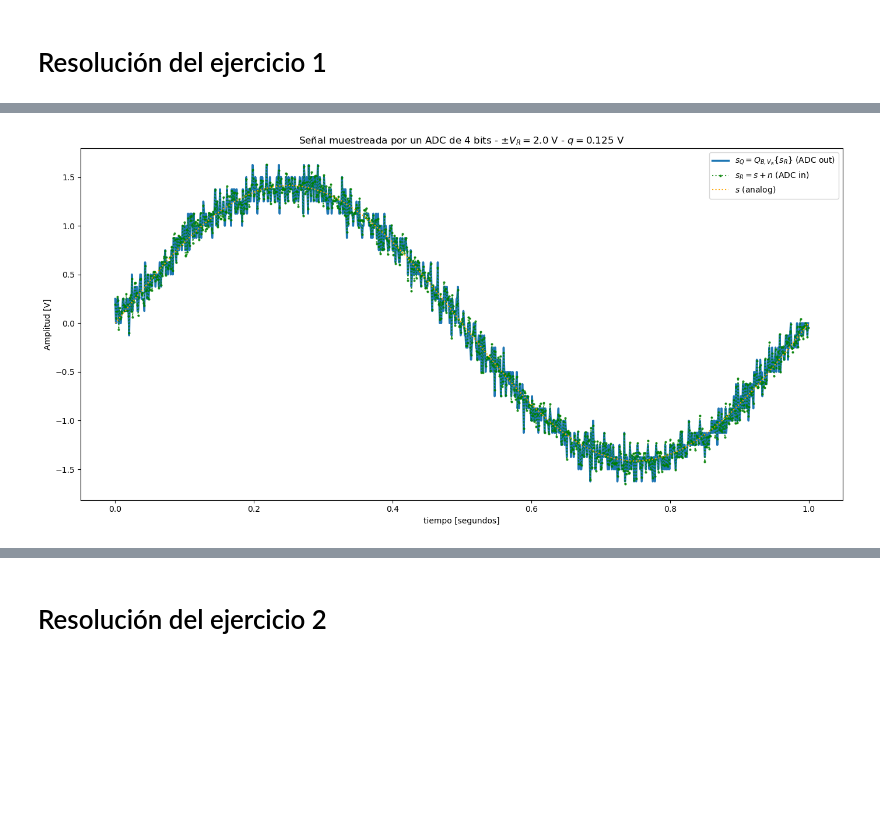
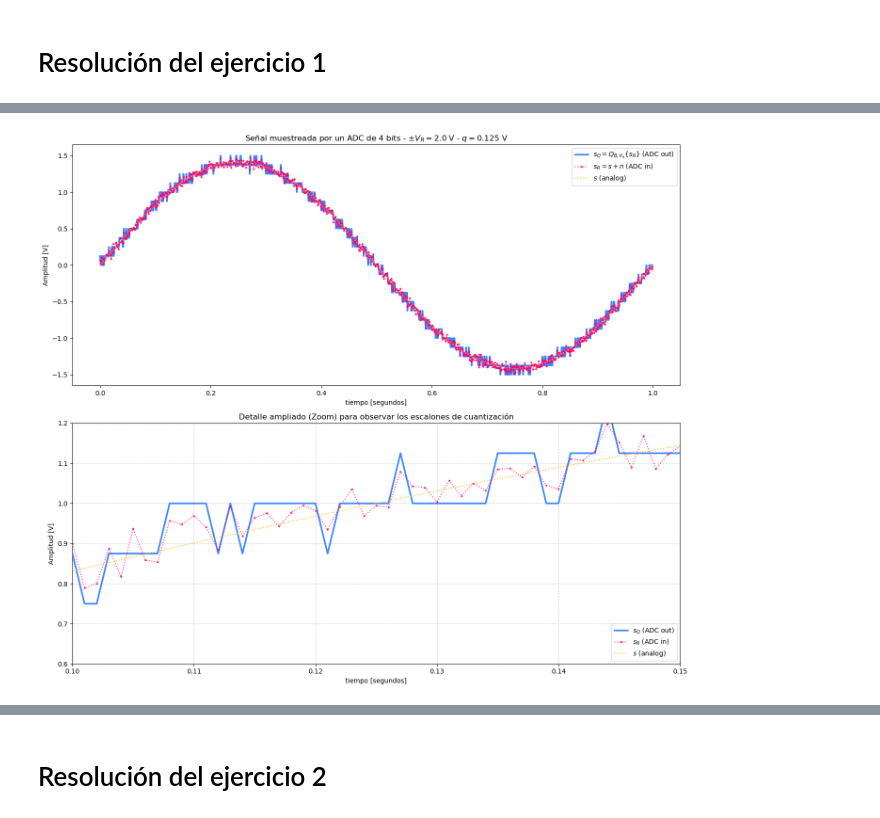
Before and after one commit to moradelacorte/APS, a Jupyter notebook: Mis_trabajos/TS2.ipynb, the cells around one changed output, grey strips where cells are left out. Saved outputs shown, nothing was run; the diff lists cells and outputs as text; code cells hidden in the pictures; blank space fills up the shorter version.

```diff
--- a/Mis_trabajos/TS2.ipynb
+++ b/Mis_trabajos/TS2.ipynb
@@ -84,7 +87,7 @@ vmax = np.sqrt(2)
 B = 4
 V_R = 2.0          # Rango analógico +/- 2.0 V
 q = (V_R) / (2**B)   # Paso de cuantización
-kn = 9             # Factor de escala del ruido de entrada
+kn = 1            # Factor de escala del ruido de entrada
 
 tt, s = mi_funcion_sen(vmax, 0, f0, 0, N, fs)
 
@@ -102,16 +112,34 @@ sQ = np.round(sR / q) * q
 # %%
-plt.figure(figsize=(14, 7))
+fig, (ax1, ax2) = plt.subplots(2, 1, figsize=(14, 12))
 
-plt.plot(tt, sQ, label=r'$s_Q = Q_{B,V_R}\{s_R\}$ (ADC out)', linewidth=2.5, color='C0')
-plt.plot(tt, sR, 'g.:', label=r'$s_R = s + n$ (ADC in)', markersize=4, alpha=0.8)
-plt.plot(tt, s, color='orange', linestyle=':', label=r'$s$ (analog)')
+# --- Gráfico 1: Vista completa original ---
+ax1.plot(tt, sQ, label=r'$s_Q = Q_{B,V_R}\{s_R\}$ (ADC out)', linewidth=2.5, color='#3A86FF')
+ax1.plot(tt, sR, '.:', label=r'$s_R = s + n$ (ADC in)', markersize=4, alpha=0.8, color='#FF006E')
+ax1.plot(tt, s, color='#FFBE0B', linestyle=':', label=r'$s$ (analog)')
 
-plt.title(f'Señal muestreada por un ADC de {B} bits - $\pm V_R = {V_R}$ V - $q = {q}$ V')
-plt.xlabel('tiempo [segundos]')
-plt.ylabel('Amplitud [V]')
-plt.legend(loc='upper right')
+ax1.set_title(f'Señal muestreada por un ADC de {B} bits - $\pm V_R = {V_R}$ V - $q = {q}$ V')
+ax1.set_xlabel('tiempo [segundos]')
+ax1.set_ylabel('Amplitud [V]')
+ax1.legend(loc='upper right')
+
+# --- Gráfico 2: Vista con zoom ---
+ax2.plot(tt, sQ, label=r'$s_Q$ (ADC out)', linewidth=2.5, color='#3A86FF')
+ax2.plot(tt, sR, '.:', label=r'$s_R$ (ADC in)', markersize=4, alpha=0.8, color='#FF006E')
+ax2.plot(tt, s, color='#FFBE0B', linestyle=':', label=r'$s$ (analog)')
+
+
+x1, x2 = 0.1, 0.15
+y1, y2 = 0.6, 1.2
+ax2.set_xlim(x1, x2)
+ax2.set_ylim(y1, y2)
+
+ax2.set_title('Detalle ampliado (Zoom) para observar los escalones de cuantización')
+ax2.set_xlabel('tiempo [segundos]')
+ax2.set_ylabel('Amplitud [V]')
+ax2.legend(loc='lower right')
+ax2.grid(True, linestyle='--', alpha=0.6)
+
 plt.tight_layout()
-
 plt.show()
 # %% [output]
-[figure, old version]
+[figure, new version]
```
Also changed, not shown: parts of 16 cells of this notebook.
